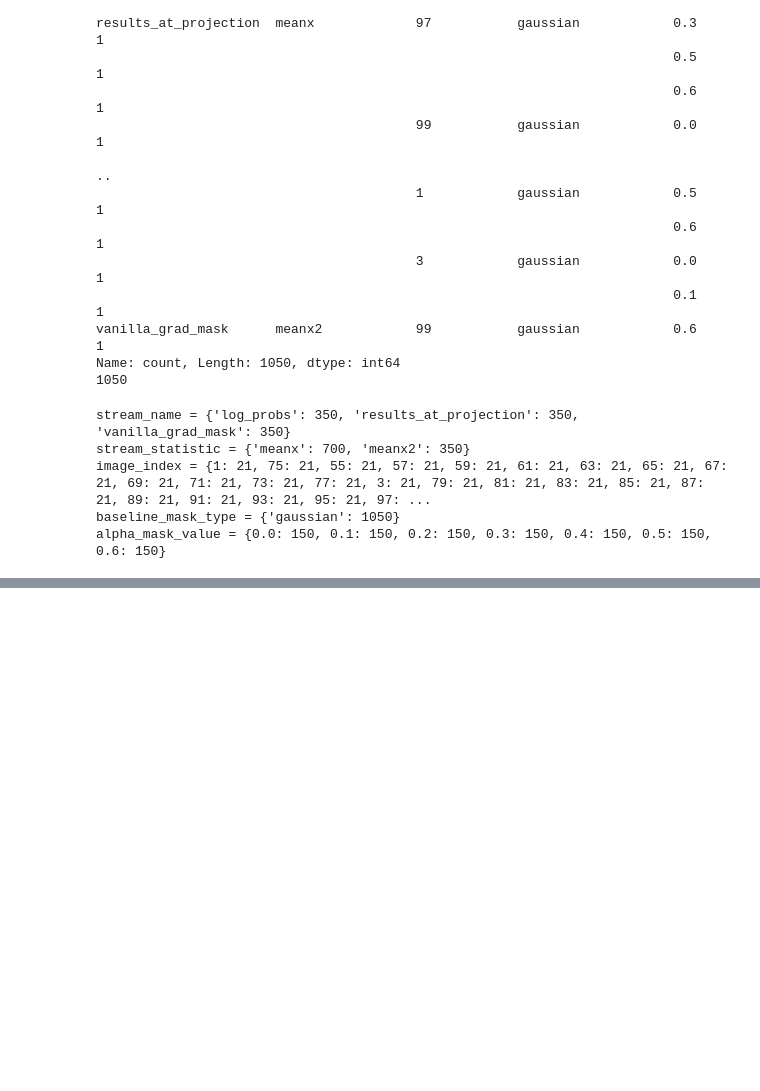
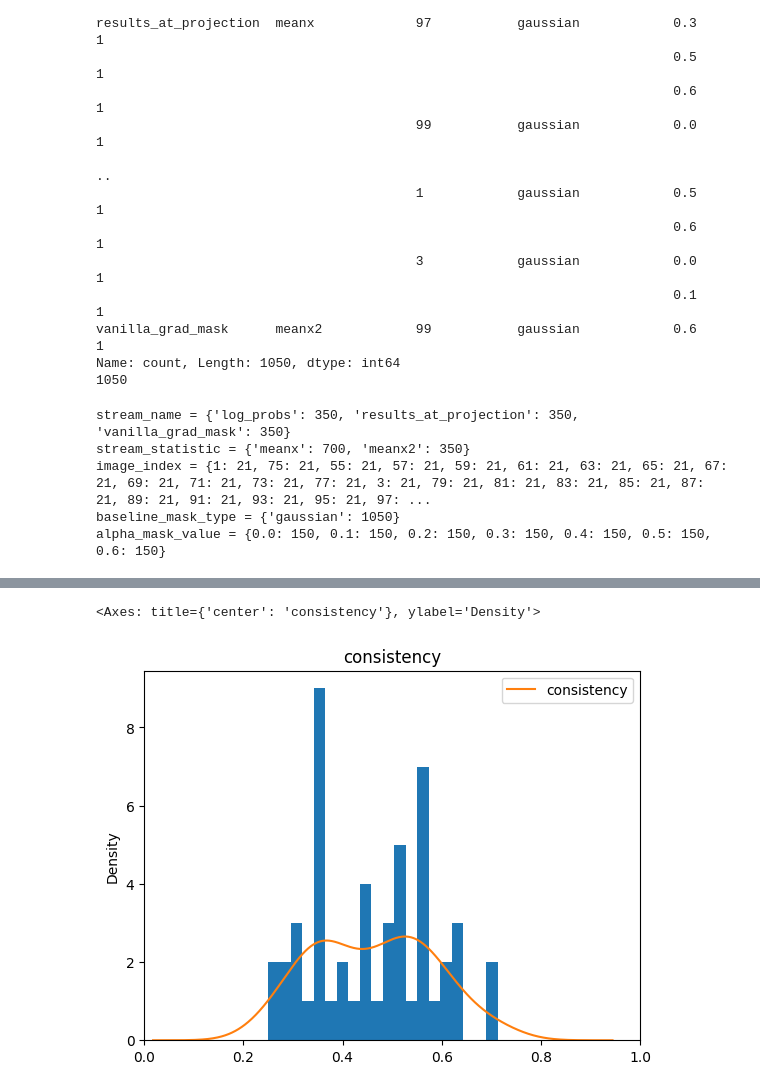
Before and after one commit to Amir-Mehrpanah/On-Spectral-Properties-of-Gradient-based-Explanation-Methods-ECCV24, a Jupyter notebook: experiments/experiment_6_0.ipynb, the cells around one changed output, grey strips where cells are left out. Saved outputs shown, nothing was run; the diff lists cells and outputs as text; code cells hidden in the pictures; blank space fills up the shorter version.

Commit message:
extracted consistency of explanations

```diff
--- a/experiments/experiment_6_0.ipynb
+++ b/experiments/experiment_6_0.ipynb
@@ -106,0 +104,6 @@ print(consistency_data.columns)
+# %%
+consistency_data.hist(column="consistency", bins=20,)
+consistency_data.plot.kde(y="consistency",ax=plt.gca(),xlim=(0,1))
+# %% [output]
+<Axes: title={'center': 'consistency'}, ylabel='Density'>
+[figure, added]
```
Also changed, not shown: parts of 7 cells of this notebook.
